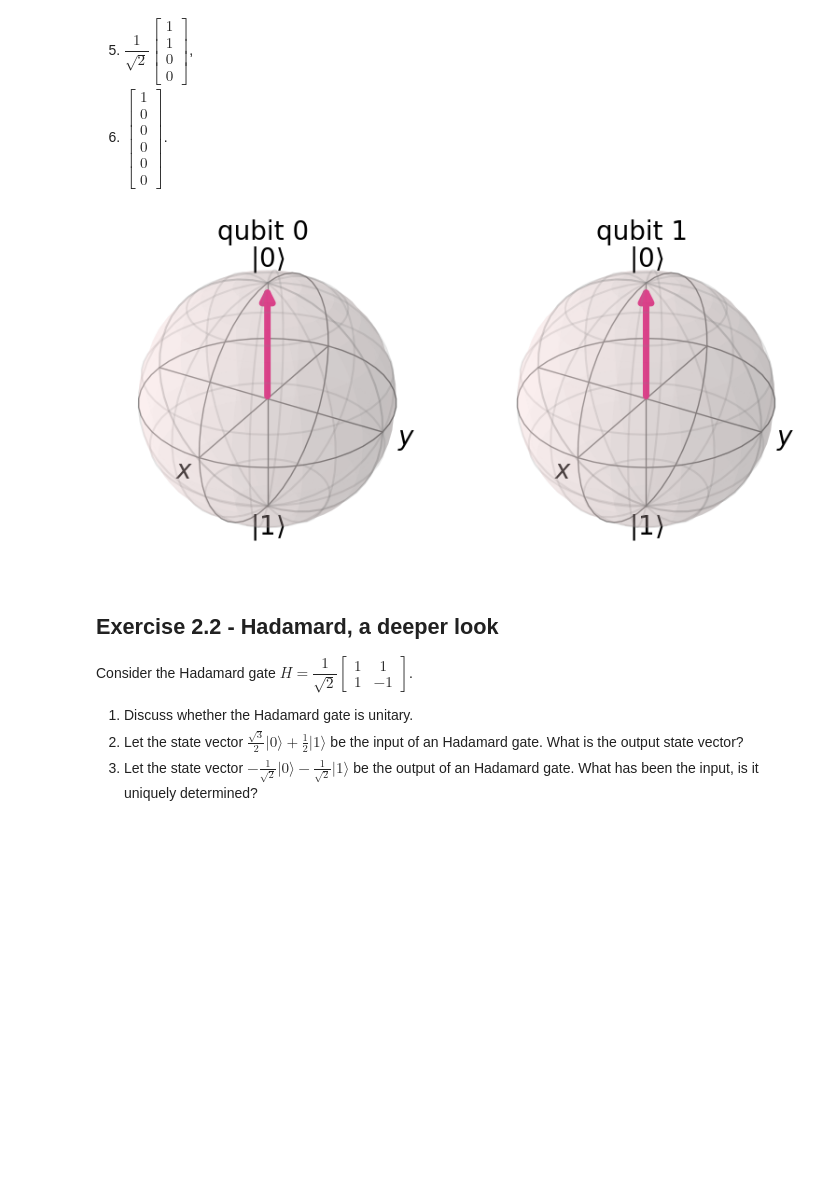
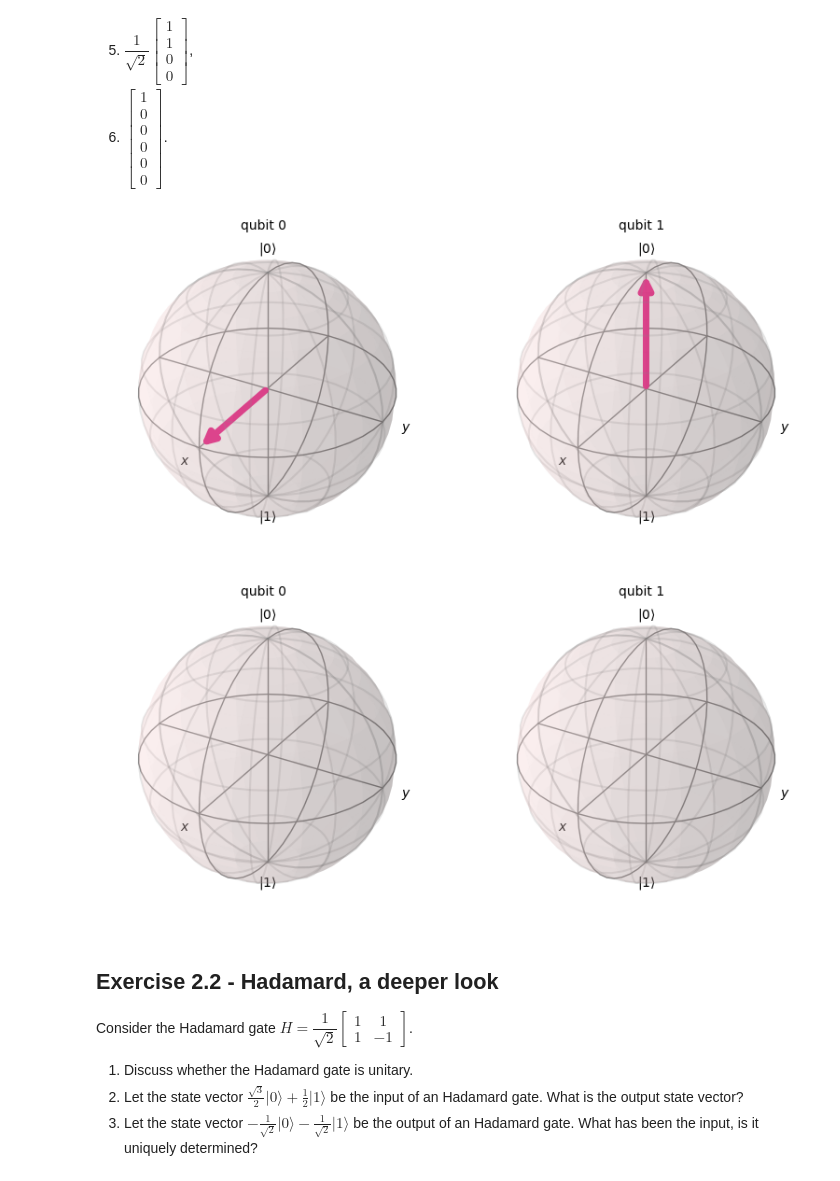
Before and after one commit to oremark24/qc-tud-2023, a Jupyter notebook: 02_State_vectors.ipynb, the cells around one changed output. Cells and saved outputs as stored; diff of their text form; code cells hidden in the pictures; blank space fills up the shorter version.

```diff
--- a/02_State_vectors.ipynb
+++ b/02_State_vectors.ipynb
@@ -23,10 +23,12 @@ Are these state vectors?
 # %%
 from qiskit.visualization import plot_bloch_multivector
 from math import sqrt
 
-display(plot_bloch_multivector([1/sqrt(1),0,0,0]))
+display(plot_bloch_multivector([1/sqrt(2),1/sqrt(2),0,0]))
+display(plot_bloch_multivector([1/sqrt(2),0,0,1/sqrt(2)]))
 # %% [output]
-[figure, old version]
+[figure, new version]
+[figure, added]
 # %% [markdown]
 ## Exercise 2.2 - Hadamard, a deeper look
 
```
Also changed, not shown: parts of 1 cell of this notebook, 4 other files.
